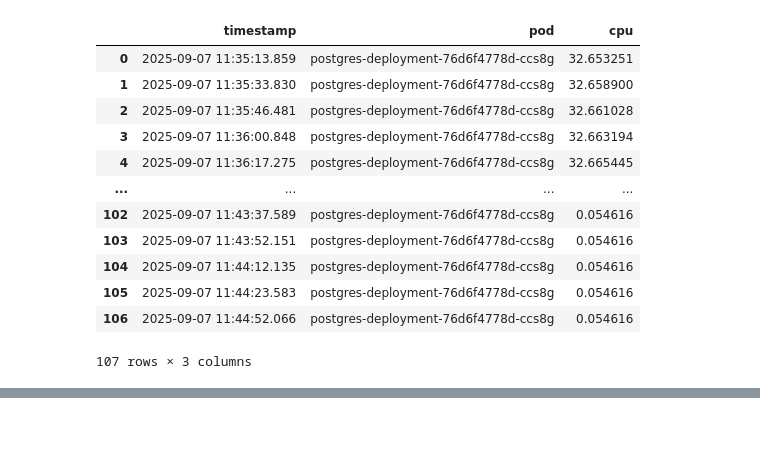
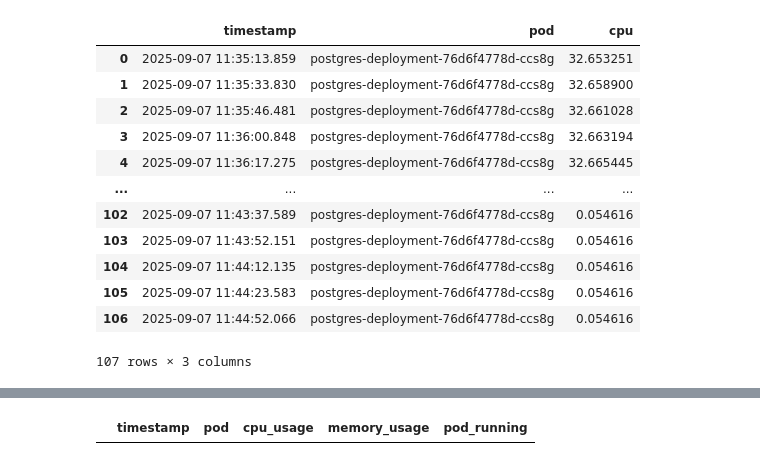
Before and after one commit to leopiresss/flex, a Jupyter notebook: python/analisa_kubernetes/analise.ipynb, the cells around one changed output, grey strips where cells are left out. Cells and saved outputs as stored; diff of their text form; code cells hidden in the pictures; blank space fills up the shorter version.

```diff
--- a/python/analisa_kubernetes/analise.ipynb
+++ b/python/analisa_kubernetes/analise.ipynb
@@ -1087,0 +1281,4 @@ KeyError: 'timestamp'
+# %%
+base
+# %% [output]
+|  | timestamp | pod | cpu_usage | memory_usage | pod_running |
```
Also changed, not shown: parts of 6 cells of this notebook, 38 other files.
